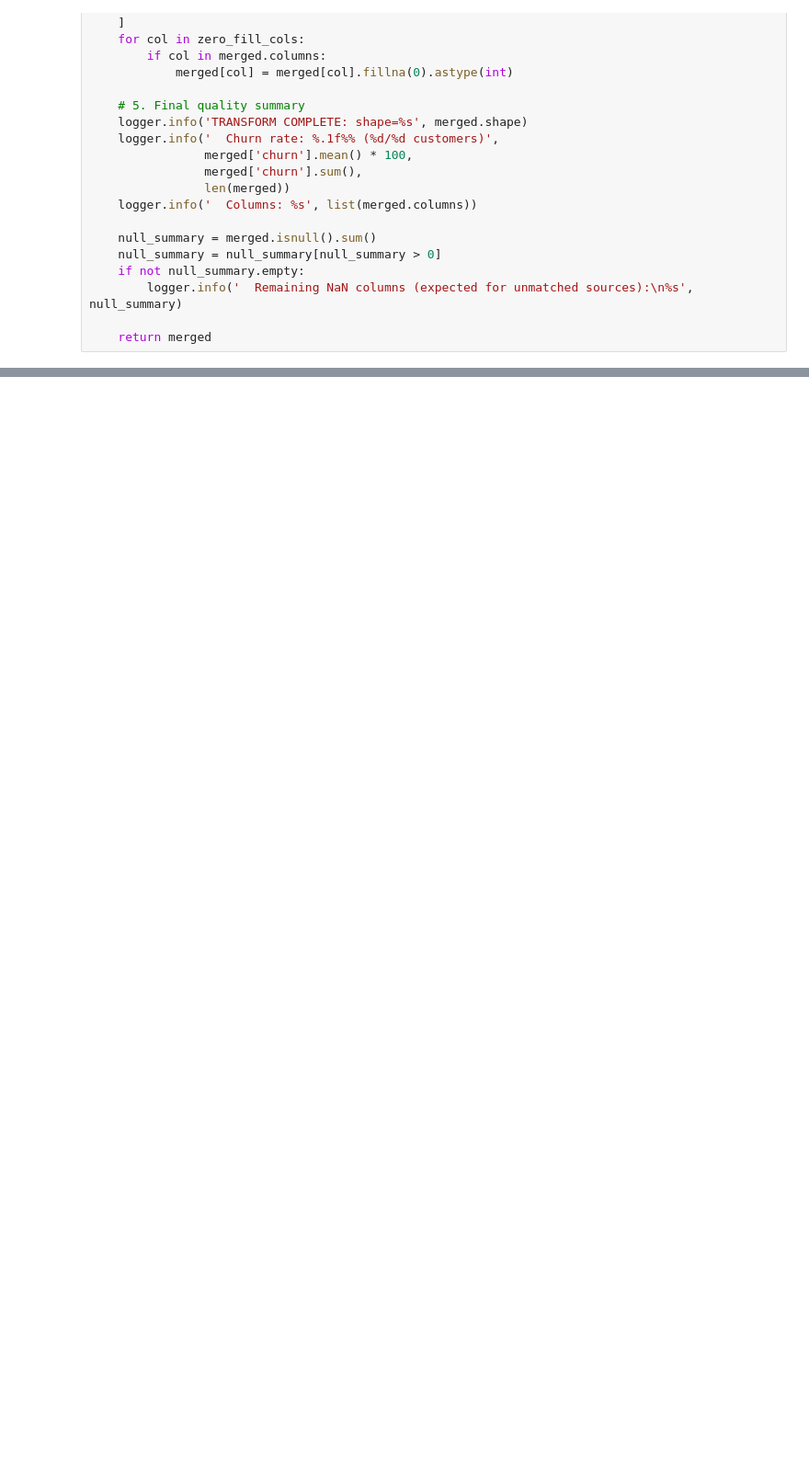
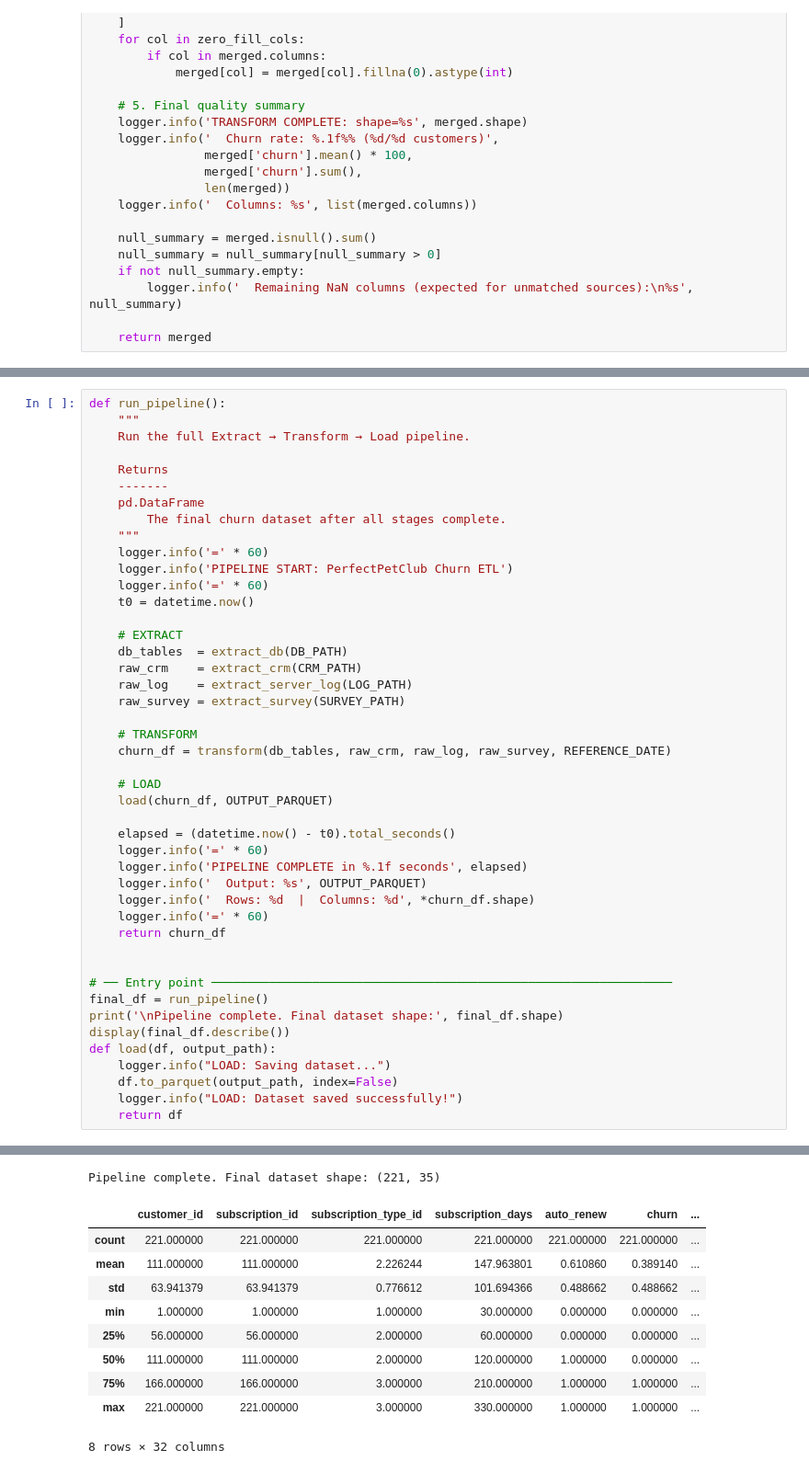
Before and after one commit to Sreedhar1998/Data-Engineering-for-Team-Project, a Jupyter notebook: ETIPIPELINE.ipynb, the cells around one changed output, grey strips where cells are left out. Shown at 92% size. Cells and saved outputs as stored; diff of their text form; blank space fills up the shorter version.

Commit message:
Complete ETL transform pipeline

```diff
--- a/ETIPIPELINE.ipynb
+++ b/ETIPIPELINE.ipynb
@@ -740,3 +742,49 @@ avg_delivery_delay_days     3
 days_since_last_contact    21
 complaint_ratio            21
 dtype: int64
+# %%
+def run_pipeline():
+    """
+    Run the full Extract → Transform → Load pipeline.
+
+    Returns
+    -------
+    pd.DataFrame
+        The final churn dataset after all stages complete.
+    """
+    logger.info('=' * 60)
+    logger.info('PIPELINE START: PerfectPetClub Churn ETL')
+    logger.info('=' * 60)
+    t0 = datetime.now()
+
+    # EXTRACT
+    db_tables  = extract_db(DB_PATH)
+    raw_crm    = extract_crm(CRM_PATH)
+    raw_log    = extract_server_log(LOG_PATH)
+    raw_survey = extract_survey(SURVEY_PATH)
+
+    # TRANSFORM
+    churn_df = transform(db_tables, raw_crm, raw_log, raw_survey, REFERENCE_DATE)
+
+    # LOAD
+    load(churn_df, OUTPUT_PARQUET)
+
+    elapsed = (datetime.now() - t0).total_seconds()
+    logger.info('=' * 60)
+    logger.info('PIPELINE COMPLETE in %.1f seconds', elapsed)
+    logger.info('  Output: %s', OUTPUT_PARQUET)
+    logger.info('  Rows: %d  |  Columns: %d', *churn_df.shape)
+    logger.info('=' * 60)
+    return churn_df
+
+
+# ── Entry point ────────────────────────────────────────────────────────────────
+final_df = run_pipeline()
+print('\nPipeline complete. Final dataset shape:', final_df.shape)
+display(final_df.describe())
+def load(df, output_path):
+    logger.info("LOAD: Saving dataset...")
+    df.to_parquet(output_path, index=False)
+    logger.info("LOAD: Dataset saved successfully!")
+    return df
+# %% [output]
@@ -742,0 +808,11 @@ dtype: int64
+Pipeline complete. Final dataset shape: (221, 35)
+|  | customer_id | subscription_id | subscription_type_id | subscription_days | auto_renew | churn | ... |
+| count | 221.000000 | 221.000000 | 221.000000 | 221.000000 | 221.000000 | 221.000000 | ... |
+| mean | 111.000000 | 111.000000 | 2.226244 | 147.963801 | 0.610860 | 0.389140 | ... |
+| std | 63.941379 | 63.941379 | 0.776612 | 101.694366 | 0.488662 | 0.488662 | ... |
+| min | 1.000000 | 1.000000 | 1.000000 | 30.000000 | 0.000000 | 0.000000 | ... |
+| 25% | 56.000000 | 56.000000 | 2.000000 | 60.000000 | 0.000000 | 0.000000 | ... |
+| 50% | 111.000000 | 111.000000 | 2.000000 | 120.000000 | 1.000000 | 0.000000 | ... |
+| 75% | 166.000000 | 166.000000 | 3.000000 | 210.000000 | 1.000000 | 1.000000 | ... |
+| max | 221.000000 | 221.000000 | 3.000000 | 330.000000 | 1.000000 | 1.000000 | ... |
+8 rows × 32 columns
```
Also changed, not shown: parts of 5 cells of this notebook.
